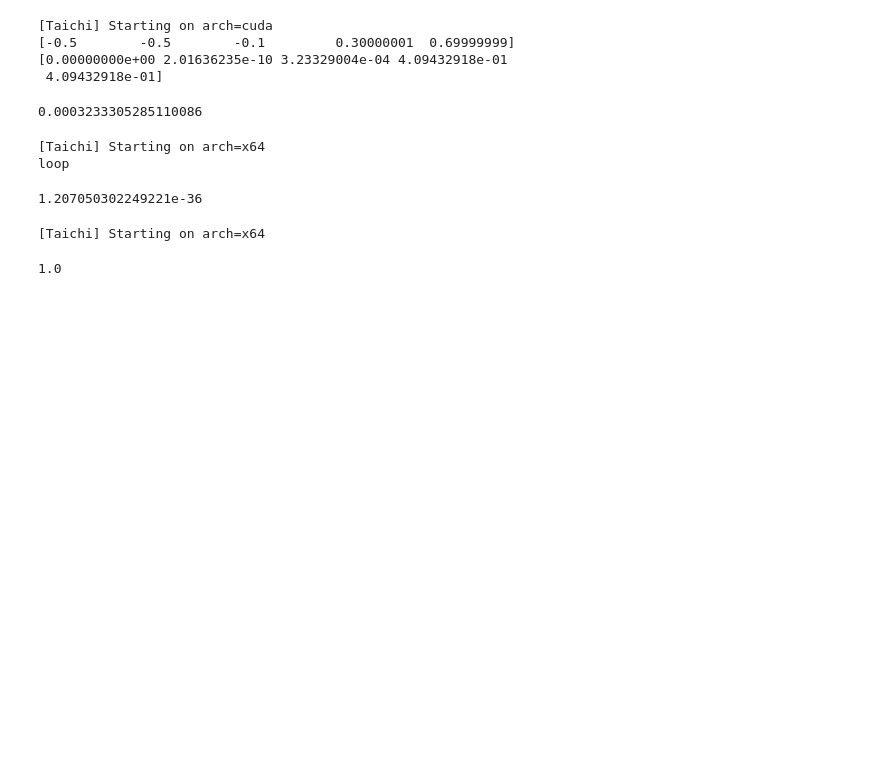
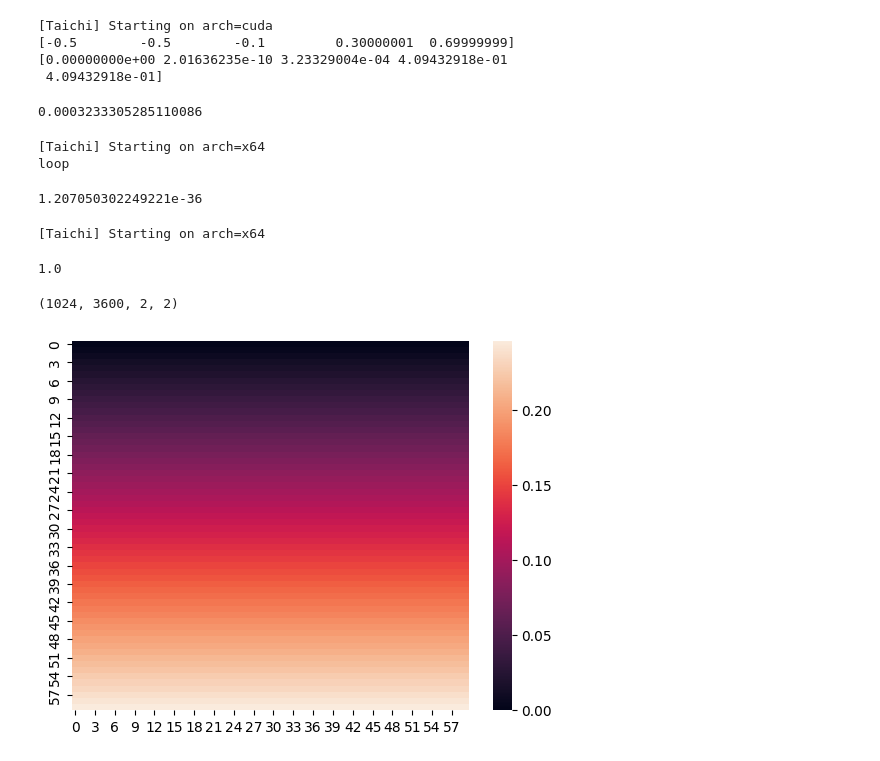
Before and after one commit to geoelements-dev/diffmpm_bridge, a Jupyter notebook: bridge_opt.ipynb, the cells around one changed output. Drawn from its saved outputs; the diff is of its cells as text; code cells hidden in the pictures; blank space fills up the shorter version.

```diff
--- a/bridge_opt.ipynb
+++ b/bridge_opt.ipynb
@@ -234,3 +235,17 @@ a[None] = 0.5
 # %% [output]
 [Taichi] Starting on arch=x64
 1.0
+# %%
+x1 = x_grav[0, :]
+arr = np.zeros((3,3))
+for i in range(3):
+    for j in range(3):
+        arr[i, j] = 3 * i + j
+sns.heatmap(einops.rearrange(x1, '(x y) c -> y x c', x=60)[:, :, 1])
+# sns.heatmap(arr)
+
+einops.rearrange(x1, '(x y) c -> y x c', x=60)[:, :, 1][:, 0]
+strain_grav.shape
+# %% [output]
+(1024, 3600, 2, 2)
+[figure, added]
```
Also changed, not shown: parts of 4 cells of this notebook, 2 other files.
